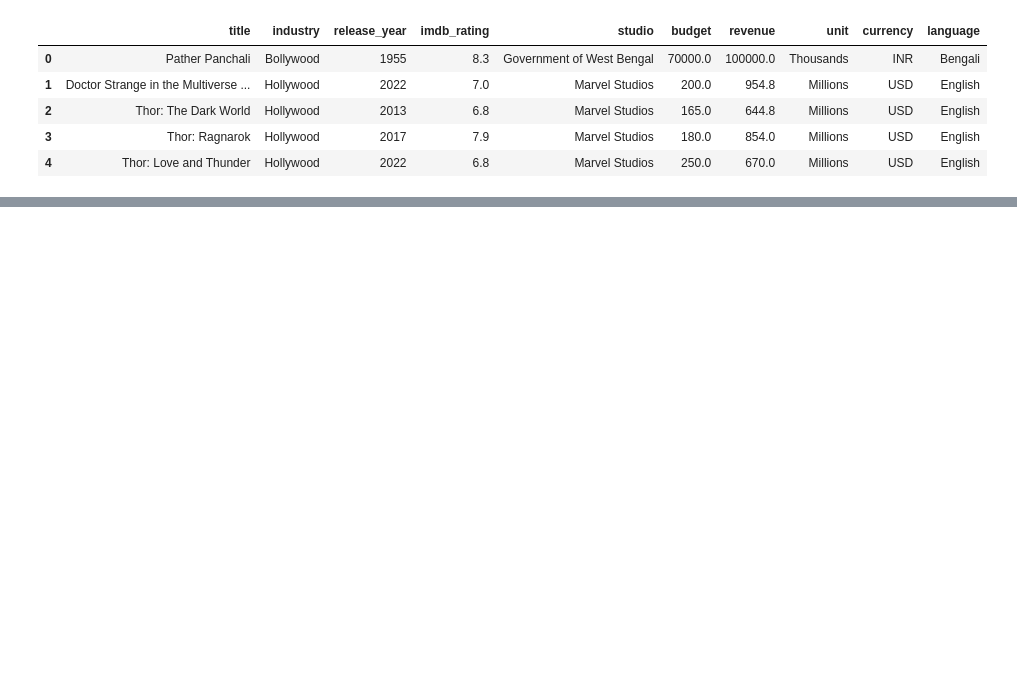
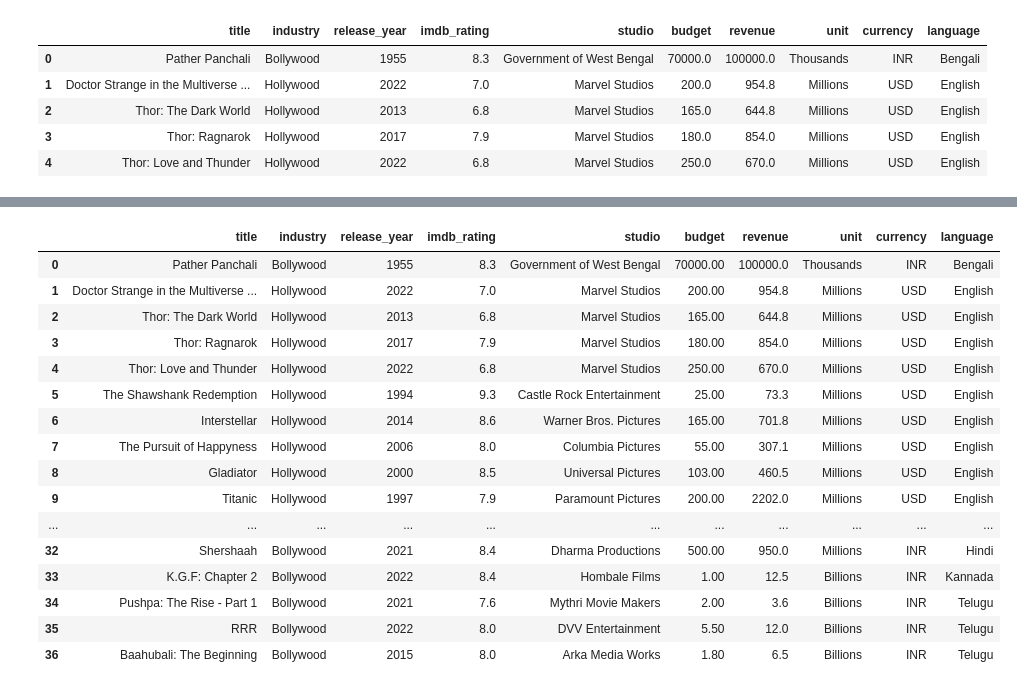
Before and after one commit to azeem932356/Numpy-Pandas-OpenCV-DataVisualization-DataScraping, a Jupyter notebook: Pandas/Pandas.ipynb, the cells around one changed output, grey strips where cells are left out. Drawn from its saved outputs; the diff is of its cells as text; code cells hidden in the pictures; blank space fills up the shorter version.

```diff
--- a/Pandas/Pandas.ipynb
+++ b/Pandas/Pandas.ipynb
@@ -51,0 +222,22 @@ Max_Ratings= 9.3, Min_Rating= 1.9, Average= 7.919444444444445
+# %%
+#isin used for selecting two values at a time
+
+df[df["industry"].isin(["Bollywood", "Hollywood"])]
+# %% [output]
+|  | title | industry | release_year | imdb_rating | studio | budget | revenue | unit | currency | language |
+| 0 | Pather Panchali | Bollywood | 1955 | 8.3 | Government of West Bengal | 70000.00 | 100000.0 | Thousands | INR | Bengali |
+| 1 | Doctor Strange in the Multiverse ... | Hollywood | 2022 | 7.0 | Marvel Studios | 200.00 | 954.8 | Millions | USD | English |
+| 2 | Thor: The Dark World | Hollywood | 2013 | 6.8 | Marvel Studios | 165.00 | 644.8 | Millions | USD | English |
+| 3 | Thor: Ragnarok | Hollywood | 2017 | 7.9 | Marvel Studios | 180.00 | 854.0 | Millions | USD | English |
+| 4 | Thor: Love and Thunder | Hollywood | 2022 | 6.8 | Marvel Studios | 250.00 | 670.0 | Millions | USD | English |
+| 5 | The Shawshank Redemption | Hollywood | 1994 | 9.3 | Castle Rock Entertainment | 25.00 | 73.3 | Millions | USD | English |
+| 6 | Interstellar | Hollywood | 2014 | 8.6 | Warner Bros. Pictures | 165.00 | 701.8 | Millions | USD | English |
+| 7 | The Pursuit of Happyness | Hollywood | 2006 | 8.0 | Columbia Pictures | 55.00 | 307.1 | Millions | USD | English |
+| 8 | Gladiator | Hollywood | 2000 | 8.5 | Universal Pictures | 103.00 | 460.5 | Millions | USD | English |
+| 9 | Titanic | Hollywood | 1997 | 7.9 | Paramount Pictures | 200.00 | 2202.0 | Millions | USD | English |
+| ... | ... | ... | ... | ... | ... | ... | ... | ... | ... | ... |
+| 32 | Shershaah | Bollywood | 2021 | 8.4 | Dharma Productions | 500.00 | 950.0 | Millions | INR | Hindi |
+| 33 | K.G.F: Chapter 2 | Bollywood | 2022 | 8.4 | Hombale Films | 1.00 | 12.5 | Billions | INR | Kannada |
+| 34 | Pushpa: The Rise - Part 1 | Bollywood | 2021 | 7.6 | Mythri Movie Makers | 2.00 | 3.6 | Billions | INR | Telugu |
+| 35 | RRR | Bollywood | 2022 | 8.0 | DVV Entertainment | 5.50 | 12.0 | Billions | INR | Telugu |
+| 36 | Baahubali: The Beginning | Bollywood | 2015 | 8.0 | Arka Media Works | 1.80 | 6.5 | Billions | INR | Telugu |
```
Also changed, not shown: parts of 15 cells of this notebook.
